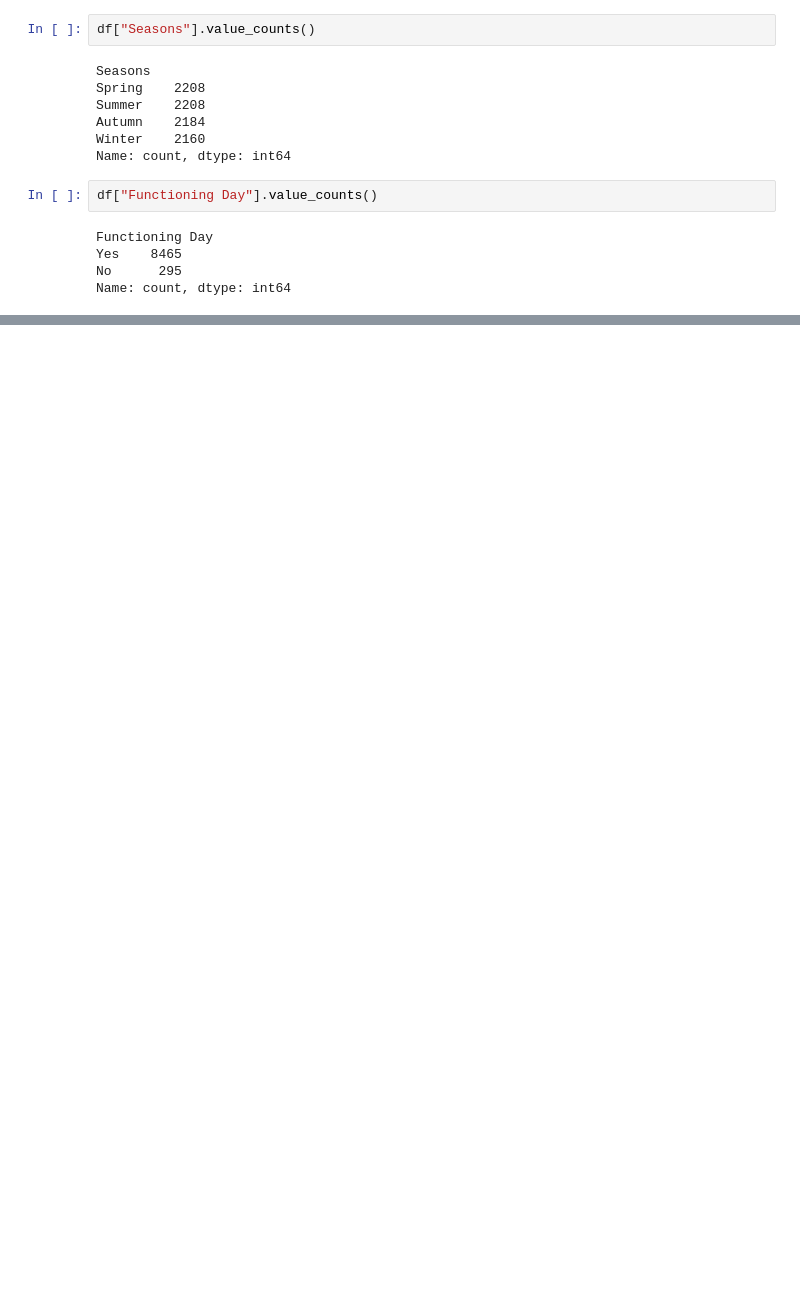
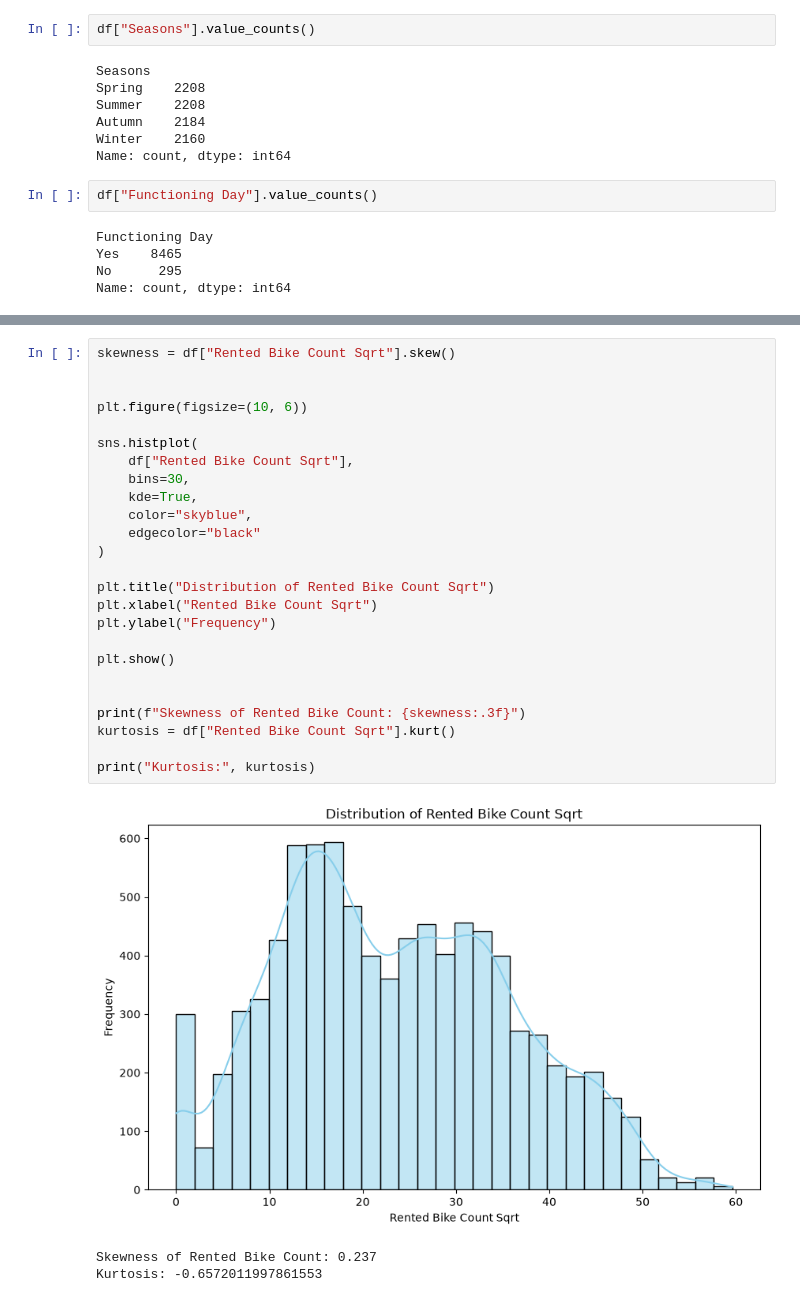
Before and after one commit to Pratham-1919/Scope-bike-rental-task_SS, a Jupyter notebook: Notebook/Day_1.ipynb, the cells around one changed output, grey strips where cells are left out. Saved outputs shown, nothing was run; the diff lists cells and outputs as text; blank space fills up the shorter version.

```diff
--- a/Notebook/Day_1.ipynb
+++ b/Notebook/Day_1.ipynb
@@ -77,0 +210,29 @@ dtype: int64
+# %%
+skewness = df["Rented Bike Count Sqrt"].skew()
+
+
+plt.figure(figsize=(10, 6))
+
+sns.histplot(
+    df["Rented Bike Count Sqrt"],
+    bins=30,
+    kde=True,
+    color="skyblue",
+    edgecolor="black"
+)
+
+plt.title("Distribution of Rented Bike Count Sqrt")
+plt.xlabel("Rented Bike Count Sqrt")
+plt.ylabel("Frequency")
+
+plt.show()
+
+
+print(f"Skewness of Rented Bike Count: {skewness:.3f}")
+kurtosis = df["Rented Bike Count Sqrt"].kurt()
+
+print("Kurtosis:", kurtosis)
+# %% [output]
+[figure, added]
+Skewness of Rented Bike Count: 0.237
+Kurtosis: -0.6572011997861553
```
Also changed, not shown: parts of 41 cells of this notebook, 2 other files.
